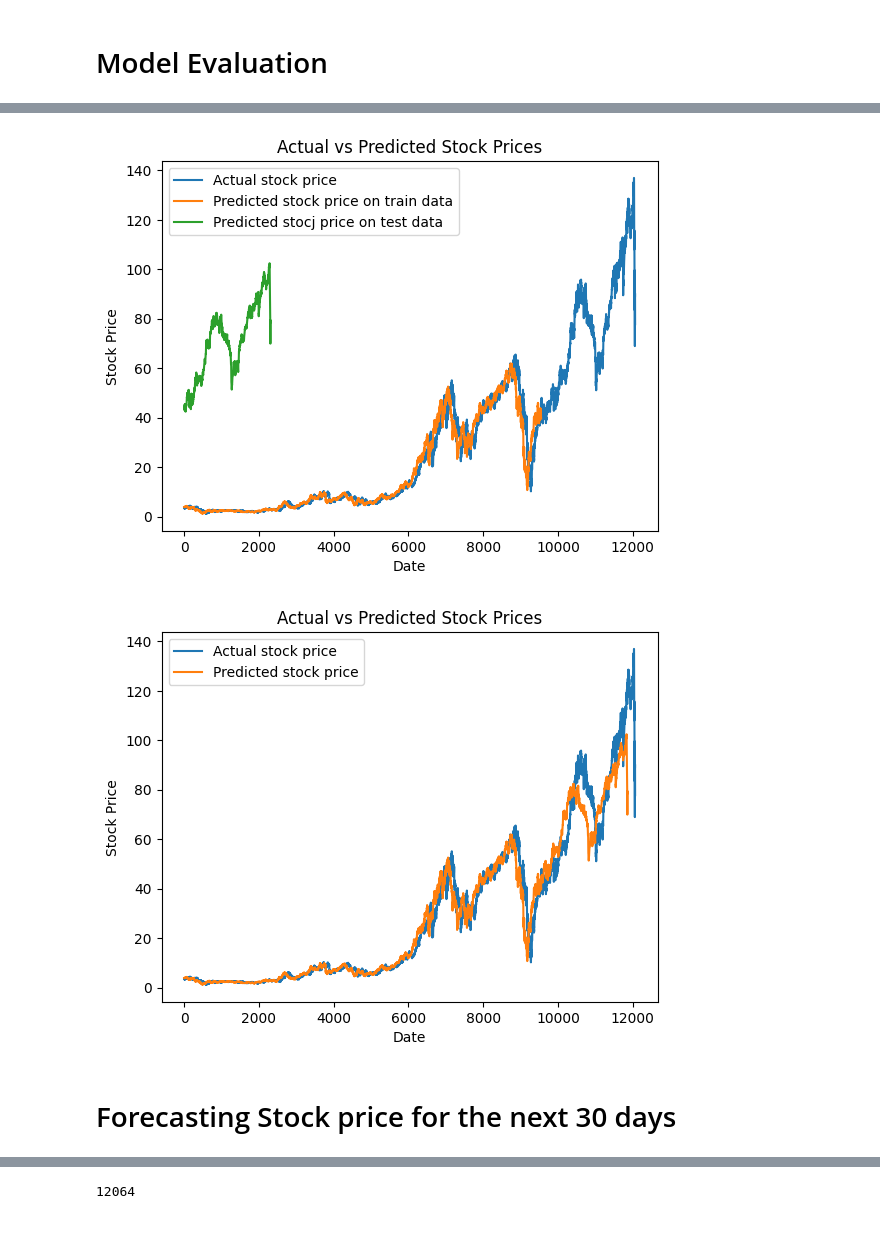
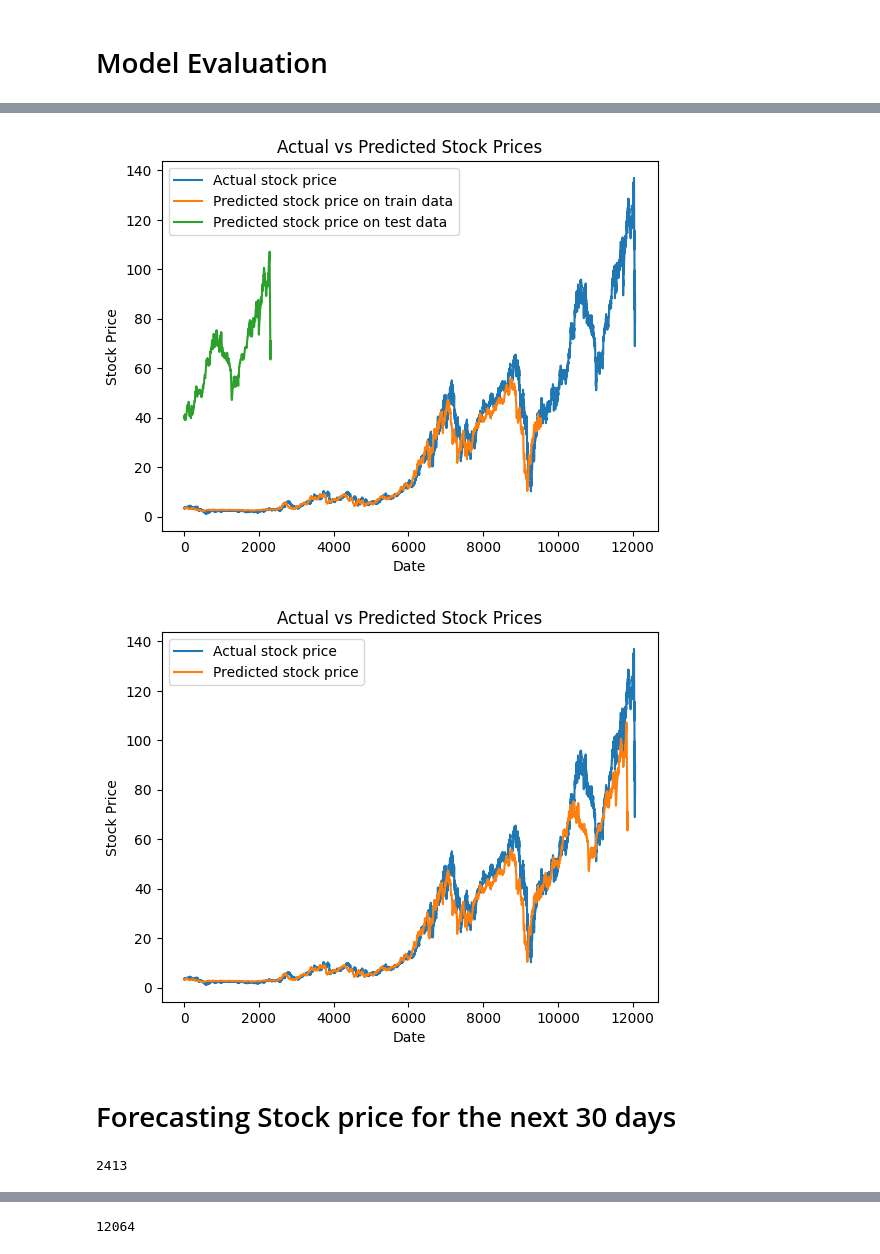
Before and after one commit to commitit/Stock-Prediction, a Jupyter notebook: stock_predictionv3.ipynb, the cells around one changed output, grey strips where cells are left out. Drawn from its saved outputs; the diff is of its cells as text; code cells hidden in the pictures.

```diff
--- a/stock_predictionv3.ipynb
+++ b/stock_predictionv3.ipynb
@@ -220,7 +201,7 @@ array([[0.01884266],
 # %%
-def create_AR(stock_data, time_step):
+def create_AR(stock_data, time_step=1):
 	X, Y = [], []
-	for i in range(len(stock_data)-time_step-1):
+	for i in range(len(stock_data)-time_step):
 		a = stock_data[i:(i+time_step), 0]
 		X.append(a)
 		Y.append(stock_data[i+time_step,0])
@@ -254,15 +231,14 @@ X_test = X_test.reshape(X_test.shape[0],X_test.shape[1] , 1)
 # Build the Model
 * Add LSTM layer along with dropout layers to prevent overfitting. After that, we add a Dense layer that specifies a one unit output. Next, we compile the model using the adam optimizer and set the loss as the mean_squarred_error
 # %%
-#Model
-
-### Create the LSTM model
+### Creating the LSTM model
 from tensorflow.keras.models import Sequential
 from tensorflow.keras.layers import Dense
 from tensorflow.keras.layers import LSTM
 from tensorflow.keras.layers import Dropout
 
 model=Sequential()
+
 model.add(LSTM(50,return_sequences=True,input_shape=(100,1)))
 model.add(Dropout(0.2))
 
@@ -272,8 +248,12 @@ model.add(Dropout(0.2))
 model.add(LSTM(50))
 model.add(Dropout(0.2))
 
+model.add(Dense(32, activation = "relu"))
+model.add(Dense(32, activation = "relu"))
+
 model.add(Dense(1))
+
 model.compile(loss='mean_squared_error',optimizer='adam', metrics = ["mean_absolute_error"])
 
-modelresult = model.fit(X_train,y_train,validation_data=(X_test,y_test),epochs=100, batch_size=64,verbose=1)
+modelresult = model.fit(X_train,y_train,validation_data=(X_test,y_test),epochs=25, batch_size=64,verbose=1)
 # %% [output]
@@ -338,15 +318,15 @@ test_pred = scaler.inverse_transform(test_pred)
 # %%
 plt.plot(scaler.inverse_transform(df1), label = "Actual stock price")
 plt.plot(train_pred, label = "Predicted stock price on train data")
-plt.plot(test_pred, label = "Predicted stocj price on test data")
+plt.plot(test_pred, label = "Predicted stock price on test data")
 
 plt.xlabel('Date')
 plt.ylabel('Stock Price')
 plt.title('Actual vs Predicted Stock Prices')
 plt.legend()
 plt.show()
 # %% [output]
-[figure, old version]
+[figure, new version]
 # %%
 #appending train and test pred
 test = np.vstack((train_pred, test_pred))
@@ -361,6 +341,11 @@ plt.title('Actual vs Predicted Stock Prices')
 plt.legend()
 plt.show()
 # %% [output]
-[figure, old version]
+[figure, new version]
 # %% [markdown]
 # Forecasting Stock price for the next 30 days
+# %%
+#we  take the latest 100 values, create a data to get the predicted value
+len(test_data)
+# %% [output]
+2413
```
Also changed, not shown: parts of 37 cells of this notebook.
